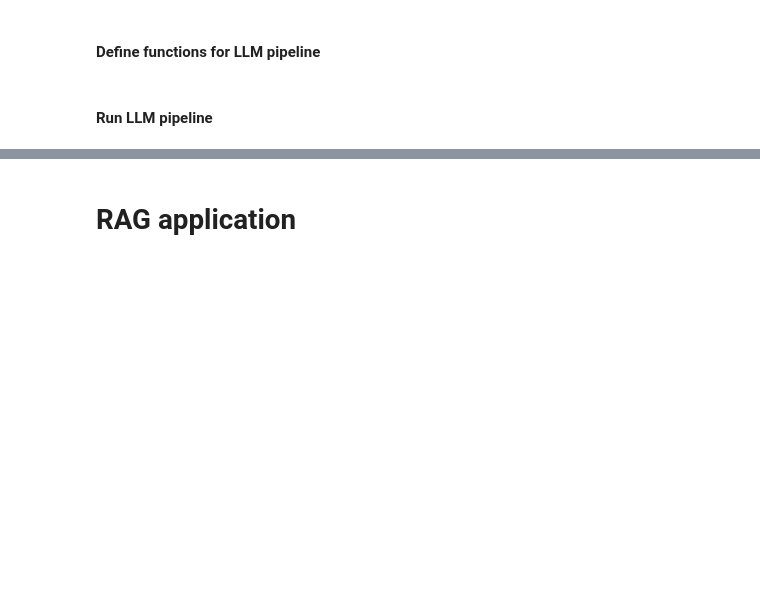
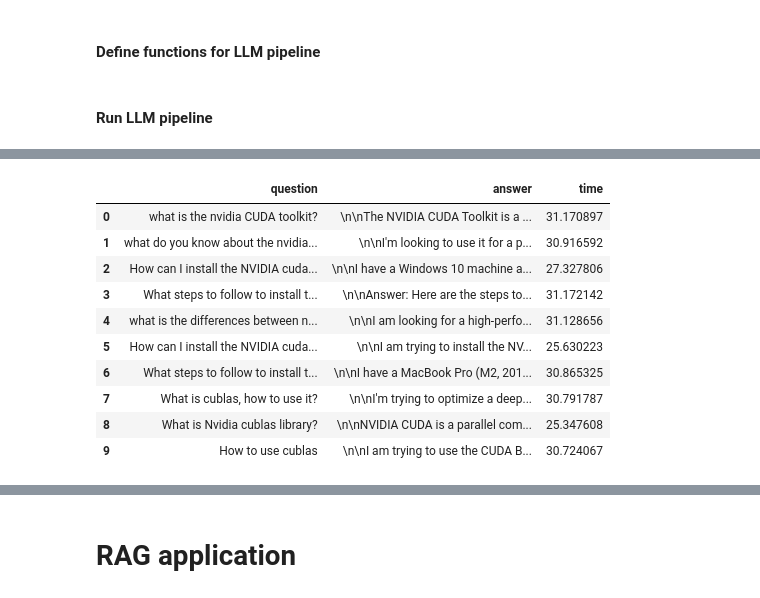
Before and after one commit to hsunsmile/ml-notebooks, a Jupyter notebook: nvidia-rag/Problem_01_AI_Assisted_Learning_for_NVIDIA_SDKs_and_Toolkits.ipynb, the cells around one changed output, grey strips where cells are left out. Saved outputs shown, nothing was run; the diff lists cells and outputs as text; code cells hidden in the pictures; blank space fills up the shorter version.

```diff
--- a/nvidia-rag/Problem_01_AI_Assisted_Learning_for_NVIDIA_SDKs_and_Toolkits.ipynb
+++ b/nvidia-rag/Problem_01_AI_Assisted_Learning_for_NVIDIA_SDKs_and_Toolkits.ipynb
@@ -179,21 +214,34 @@ llm = HuggingFacePipeline(pipeline=generate_text)
 # %%
 import pandas as pd
 import time
 
-vanilla_results_file = f"{cache_folder}/vanilla_results.csv"
+llm_model = llm_model_name.replace("/", "_")
+vanilla_results_file = f"{cache_folder}/vanilla_results_{llm_model}.csv"
 if not os.path.exists(vanilla_results_file):
   vanilla_results = []
   for question in questions:
     start = time.time()
     answer = llm.invoke(input=question)
     end = time.time()
     vanilla_results.append({"question": question, "answer": answer, "time": end - start})
     df = pd.DataFrame(vanilla_results)
-    df.to_csv(f"{cache_folder}/vanilla_results.csv", index=False)
+    df.to_csv(vanilla_results_file, index=False)
 else:
   df = pd.read_csv(vanilla_results_file)
 
 df
+# %% [output]
+|  | question | answer | time |
+| 0 | what is the nvidia CUDA toolkit? | \n\nThe NVIDIA CUDA Toolkit is a ... | 31.170897 |
+| 1 | what do you know about the nvidia... | \n\nI'm looking to use it for a p... | 30.916592 |
+| 2 | How can I install the NVIDIA cuda... | \n\nI have a Windows 10 machine a... | 27.327806 |
+| 3 | What steps to follow to install t... | \n\nAnswer: Here are the steps to... | 31.172142 |
+| 4 | what is the differences between n... | \n\nI am looking for a high-perfo... | 31.128656 |
+| 5 | How can I install the NVIDIA cuda... | \n\nI am trying to install the NV... | 25.630223 |
+| 6 | What steps to follow to install t... | \n\nI have a MacBook Pro (M2, 201... | 30.865325 |
+| 7 | What is cublas, how to use it? | \n\nI'm trying to optimize a deep... | 30.791787 |
+| 8 | What is Nvidia cublas library? | \n\nNVIDIA CUDA is a parallel com... | 25.347608 |
+| 9 | How to use cublas | \n\nI am trying to use the CUDA B... | 30.724067 |
 # %%
 # @title time
 
```
Also changed, not shown: parts of 17 cells of this notebook.
